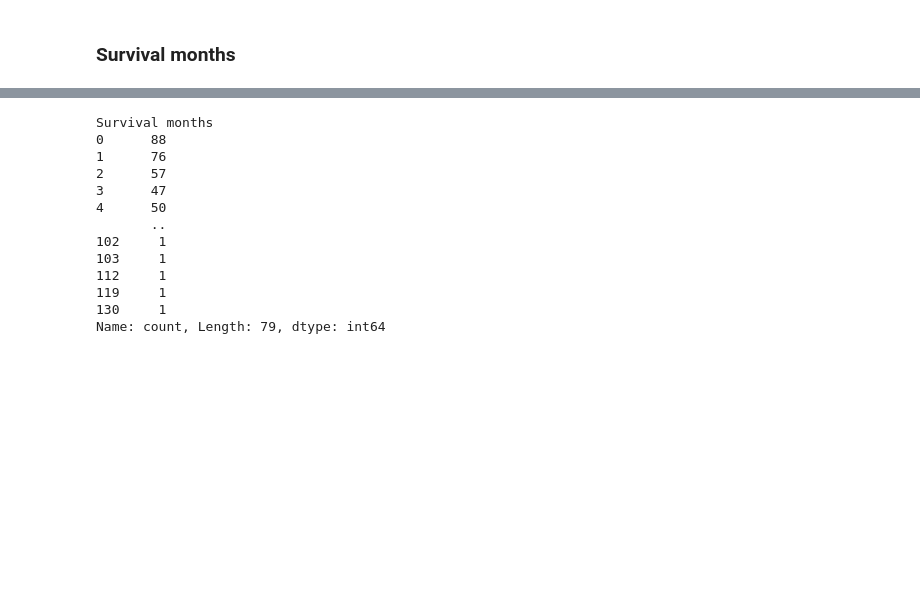
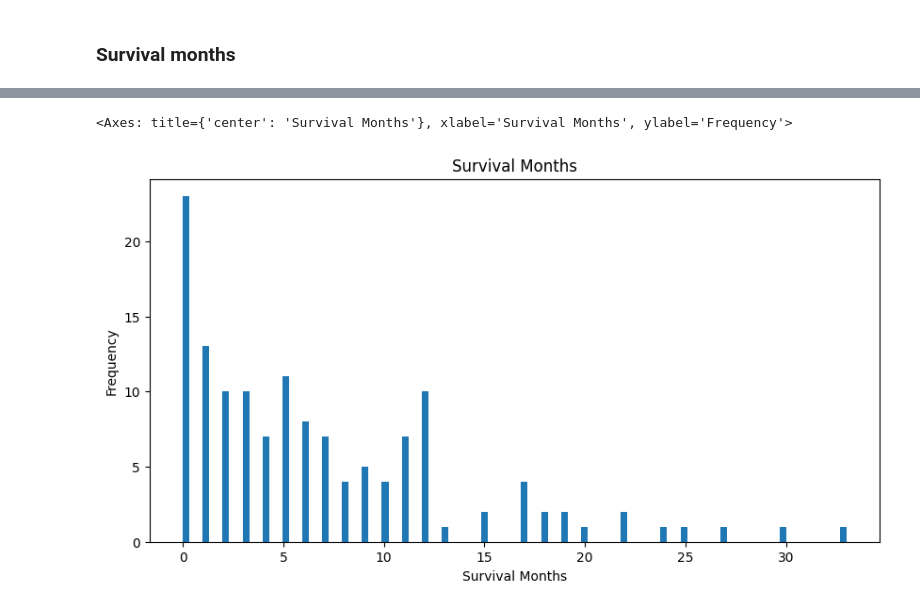
Before and after one commit to MSWinds/C-SCLC-PrognosisML, a Jupyter notebook: data_cleaning.ipynb, the cells around one changed output, grey strips where cells are left out. Drawn from its saved outputs; the diff is of its cells as text; code cells hidden in the pictures; blank space fills up the shorter version.

```diff
--- a/data_cleaning.ipynb
+++ b/data_cleaning.ipynb
@@ -566,16 +886,7 @@ df['Survival months'].plot(kind='hist', bins=100,
-# %%
-df['Survival months'].value_counts(dropna=False).sort_index()
-# %% [output]
-Survival months
-0      88
-1      76
-2      57
-3      47
-4      50
-       ..
-102     1
-103     1
-112     1
-119     1
-130     1
-Name: count, Length: 79, dtype: int64
+# %%
+df2['Survival months'].plot(kind='hist', bins=100,
+                            figsize=(10, 5), title='Survival Months',
+                            xlabel='Survival Months', ylabel='Frequency')
+# %% [output]
+<Axes: title={'center': 'Survival Months'}, xlabel='Survival Months', ylabel='Frequency'>
+[figure, added]
```
Also changed, not shown: parts of 89 cells of this notebook, 4 other files.
